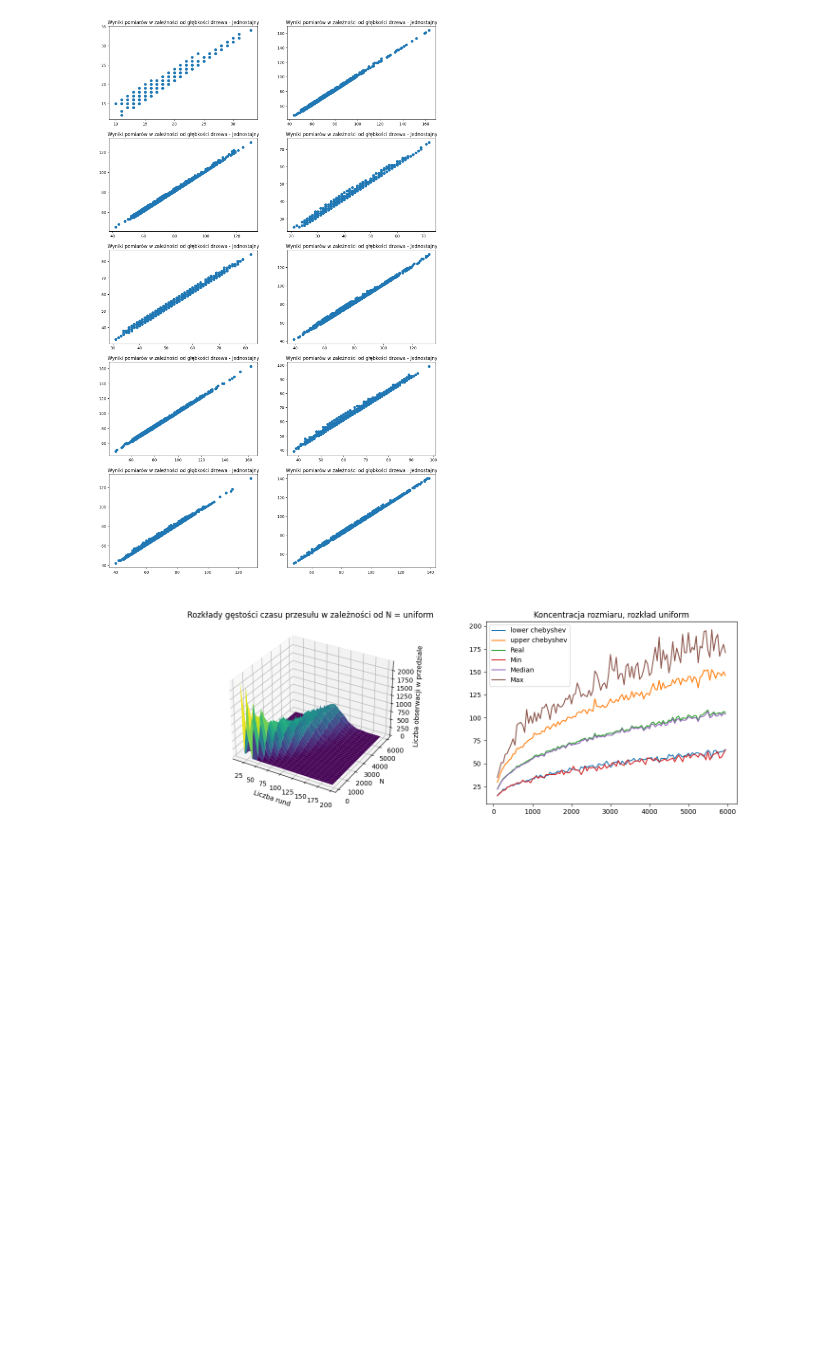
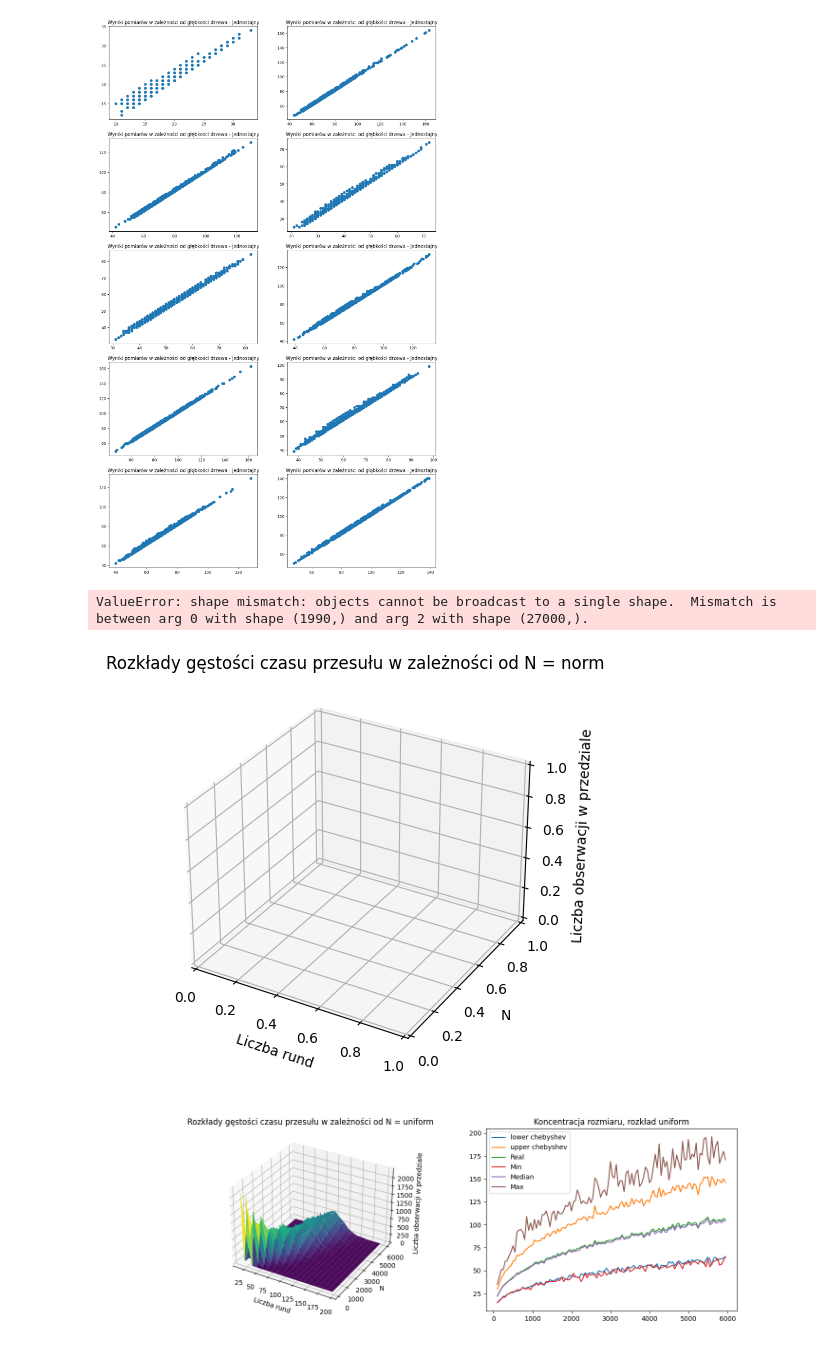
Before and after one commit to AdamChojnackiDrkHml/MPA_L2, a Jupyter notebook: LAB3.ipynb, the cells around one changed output. Drawn from its saved outputs; the diff is of its cells as text; code cells hidden in the pictures; blank space fills up the shorter version.

```diff
--- a/LAB3.ipynb
+++ b/LAB3.ipynb
@@ -102,6 +102,34 @@ plotWithDepth(dfNormDepth, "Normalny")
 plotWithDepth(dfUniDepth, "Jednostajny")
 # %% [output]
 [figure]
+# %%
+def print3DDepth(dataFrame, distro):
+    # Prepare grid for x (rounds), y (n values)
+    X, Y = np.meshgrid(np.unique(dataFrame['depth']), np.unique(dataFrame['n']))
+
+    # Initialize Z grid (frequencies) with zeros
+    Z = []
+
+    # Calculate frequency for each unique 'n'
+    for i, row in dataFrame.iterrows():
+        Z.append((row.depth, row.n, row.rounds))
+
+    # Create a 3D plot
+    fig = plt.figure(figsize=(15, 5))
+    ax = fig.add_subplot(121, projection='3d')
+
+    ax.set_xlabel('Liczba rund')
+    ax.set_ylabel('N')
+    ax.set_zlabel('Liczba obserwacji w przedziale')
+    ax.set_title(f'Rozkłady gęstości czasu przesułu w zależności od N = {distro}')
+    # Create the surface plot
+    ax.scatter(X, Y, Z, c=Z, cmap='viridis')
+    plt.show()
+# %%
+print3DDepth(dfNormDepth, "norm")
+# %% [output]
+ValueError: shape mismatch: objects cannot be broadcast to a single shape.  Mismatch is between arg 0 with shape (1990,) and arg 2 with shape (27000,).
+[figure, added]
 # %%
 %matplotlib ipympl
 # %%
```
Also changed, not shown: parts of 1 cell of this notebook, 3 other files.
